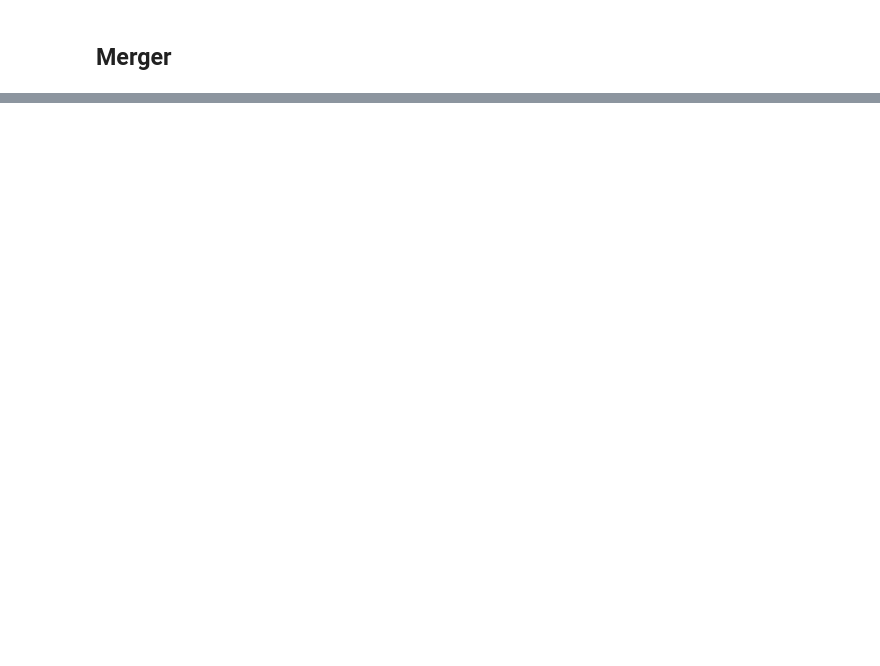
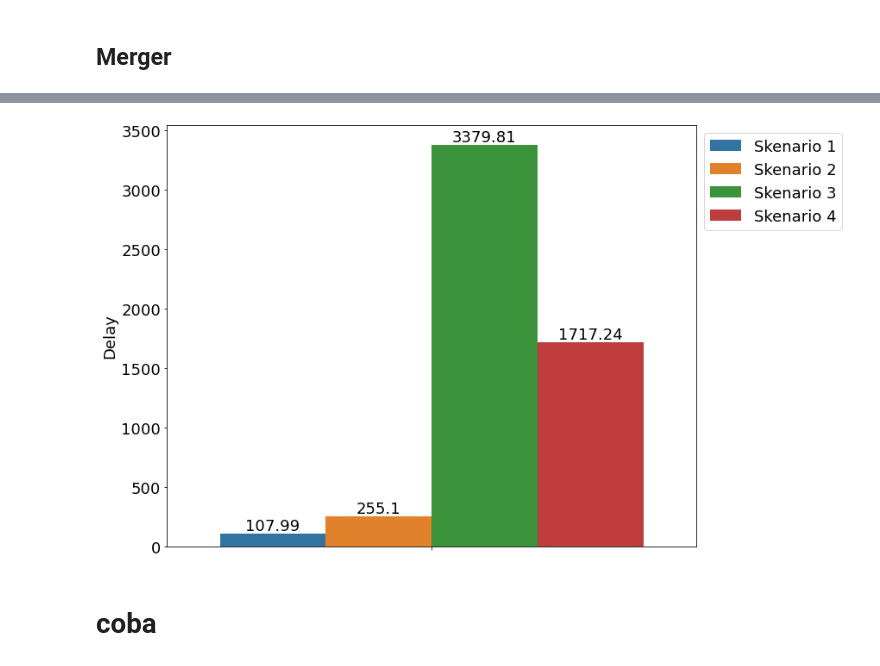
Before and after one commit to fogverse/live-yolov5, a Jupyter notebook: analysis/analysis.ipynb, the cells around one changed output, grey strips where cells are left out. Drawn from its saved outputs; the diff is of its cells as text; code cells hidden in the pictures; blank space fills up the shorter version.

```diff
--- a/analysis/analysis.ipynb
+++ b/analysis/analysis.ipynb
@@ -321,0 +532,4 @@ a.groupby('type').mean()
+# %%
+merger_data_sc4_jetson_cloud['total delay'] = merger_data_sc4_jetson_cloud['frame delay'] + \
+                                              merger_data_sc4_jetson_cloud['process time'] + \
+                                              merger_data_sc4_jetson_cloud['send time']
@@ -321,0 +552,3 @@ a.groupby('type').mean()
+# %%
+delay_sc4 = merger_data_sc4_jetson_cloud['total delay'].mean()
+print(f'Delay for scenario 4 is: {delay_sc4} ms')
@@ -321,0 +616,14 @@ a.groupby('type').mean()
+# %%
+plt.figure(figsize=(11,9))
+ax_delay = sns.barplot(data=plotting_delay, x='Metrik', y='Delay', hue='Scenario')
+ax_delay.set(xticklabels=[])
+ax_delay.set(xlabel=None)
+# ax_delay.set(title='Perbandingan Metrik Delay (Milliseconds) untuk Keempat Skenario\n(Lebih Rendah Lebih Baik)')
+for i in ax_delay.containers:
+    ax_delay.bar_label(i,)
+ax_delay.legend(bbox_to_anchor=(1, 1), loc='upper left')
+plt.show()
+# %% [output]
+[figure, added]
+# %% [markdown]
+# coba
```
Also changed, not shown: parts of 114 cells of this notebook, 12 other files.
